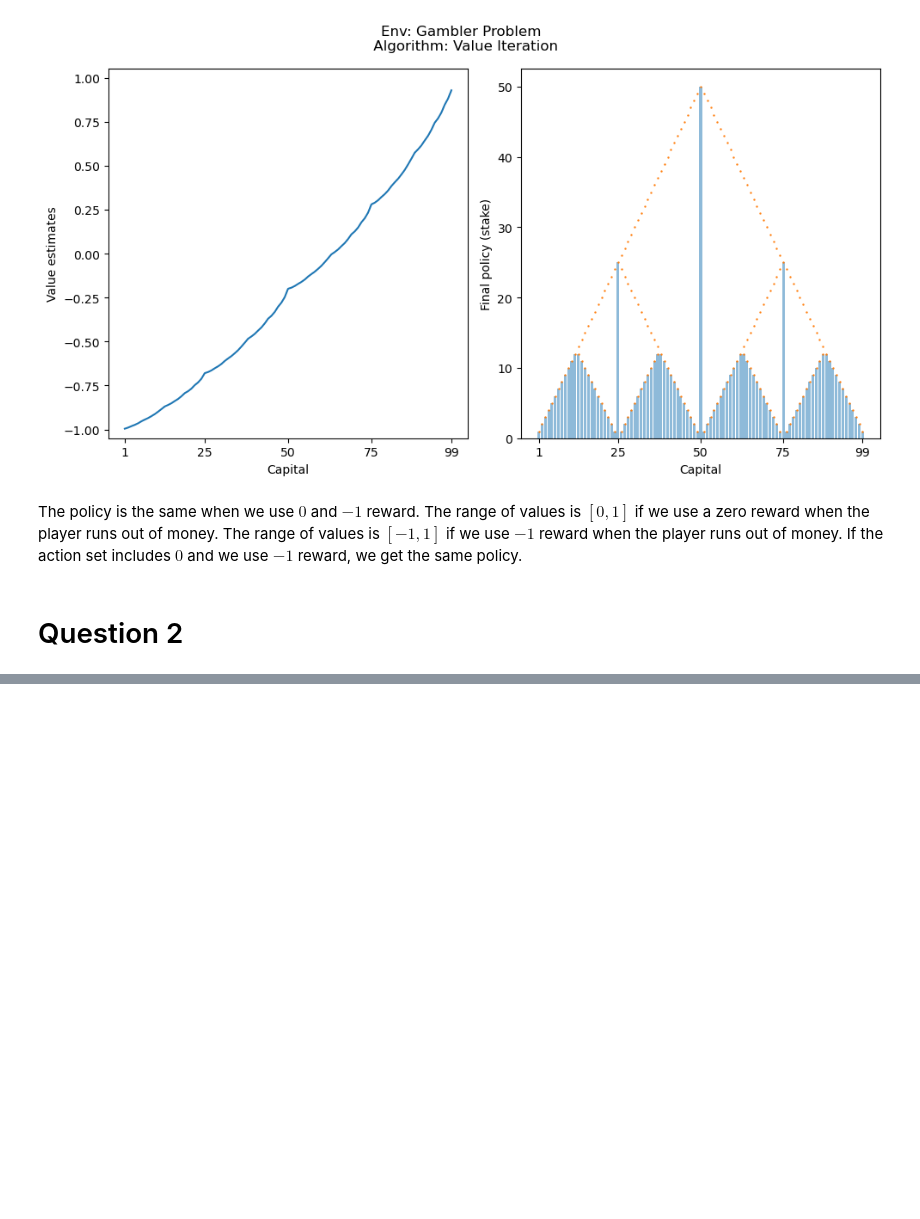
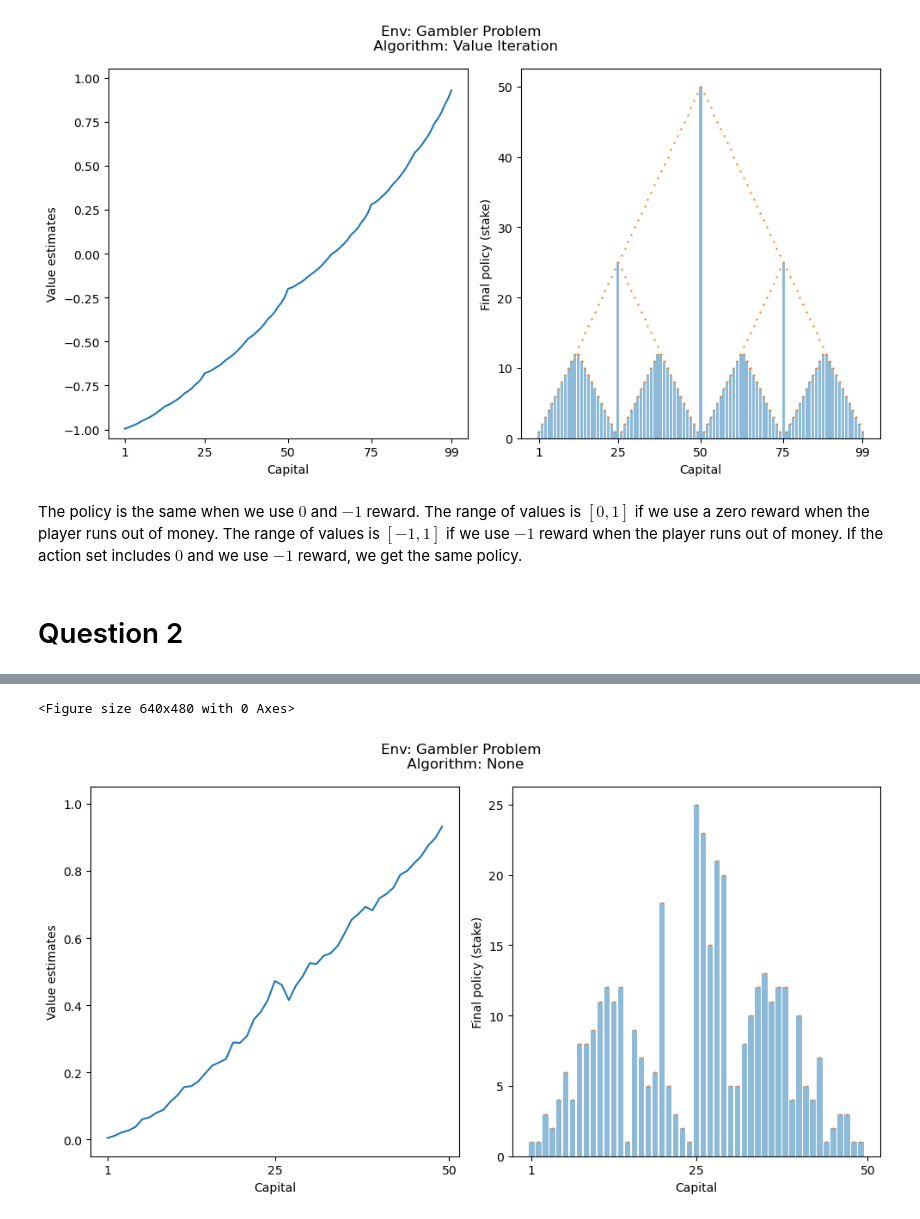
Before and after one commit to ArianaVillegas/ECE495-595, a Jupyter notebook: hw5.ipynb, the cells around one changed output, grey strips where cells are left out. Saved outputs shown, nothing was run; the diff lists cells and outputs as text; code cells hidden in the pictures; blank space fills up the shorter version.

```diff
--- a/hw5.ipynb
+++ b/hw5.ipynb
@@ -63,0 +65,8 @@ TypeError: unsupported operand type(s) for -: 'NoneType' and 'NoneType'
+# %%
+policy = ESoftPolicy(0.01)
+algo = FVMonteCarlo(env, GAMMA, policy)
+tester = Tester(env)
+tester.test(algo)
+# %% [output]
+<Figure size 640x480 with 0 Axes>
+[figure, added]
```
Also changed, not shown: parts of 2 cells of this notebook, 4 other files.
